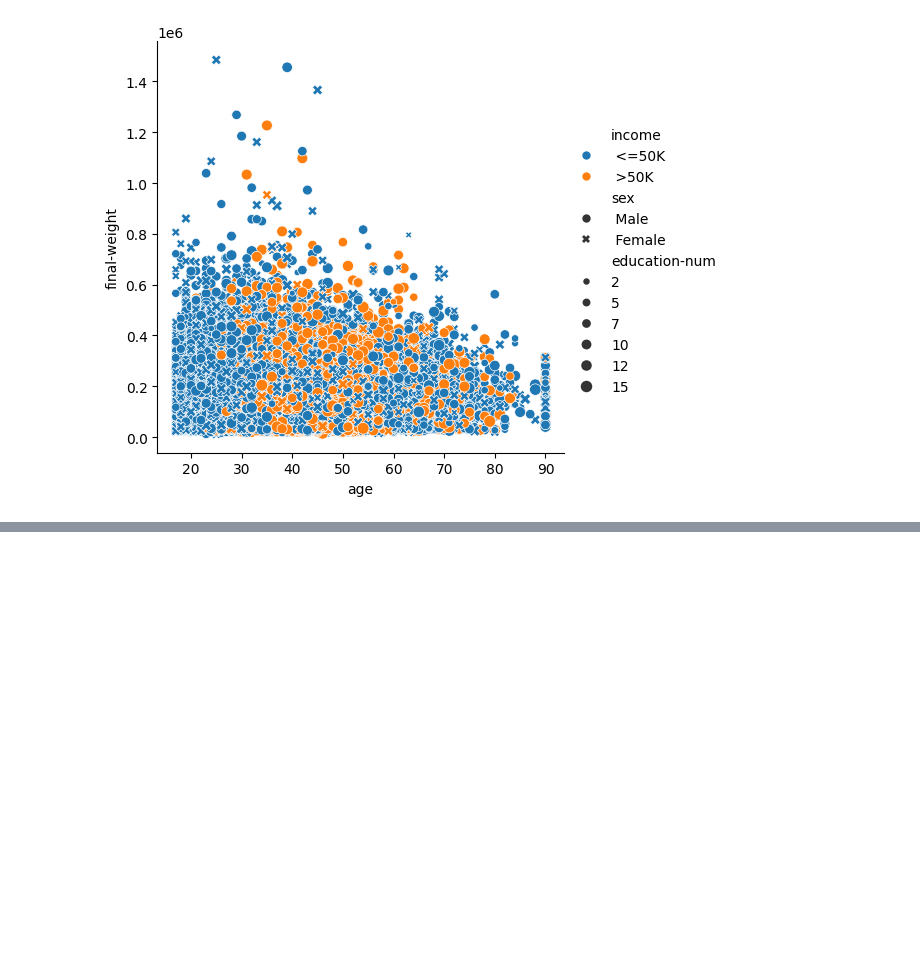
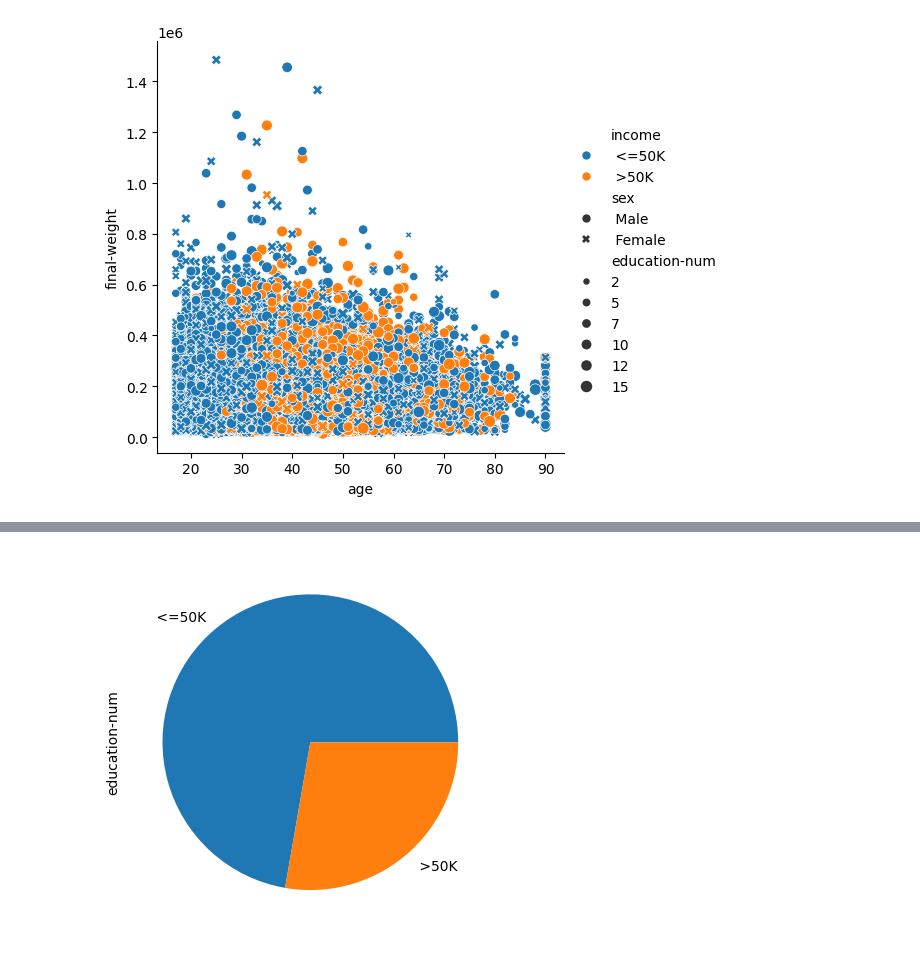
Before and after one commit to HammadN98/Curso_Estatistica, a Jupyter notebook: S10Graficos.ipynb, the cells around one changed output, grey strips where cells are left out. Cells and saved outputs as stored; diff of their text form; code cells hidden in the pictures; blank space fills up the shorter version.

```diff
--- a/S10Graficos.ipynb
+++ b/S10Graficos.ipynb
@@ -33,0 +54,4 @@ sns.relplot(x='age', y='final-weight', data=dados,
+# %%
+dados_agrupados.plot.pie();
+# %% [output]
+[figure, added]
```
Also changed, not shown: parts of 4 cells of this notebook.
